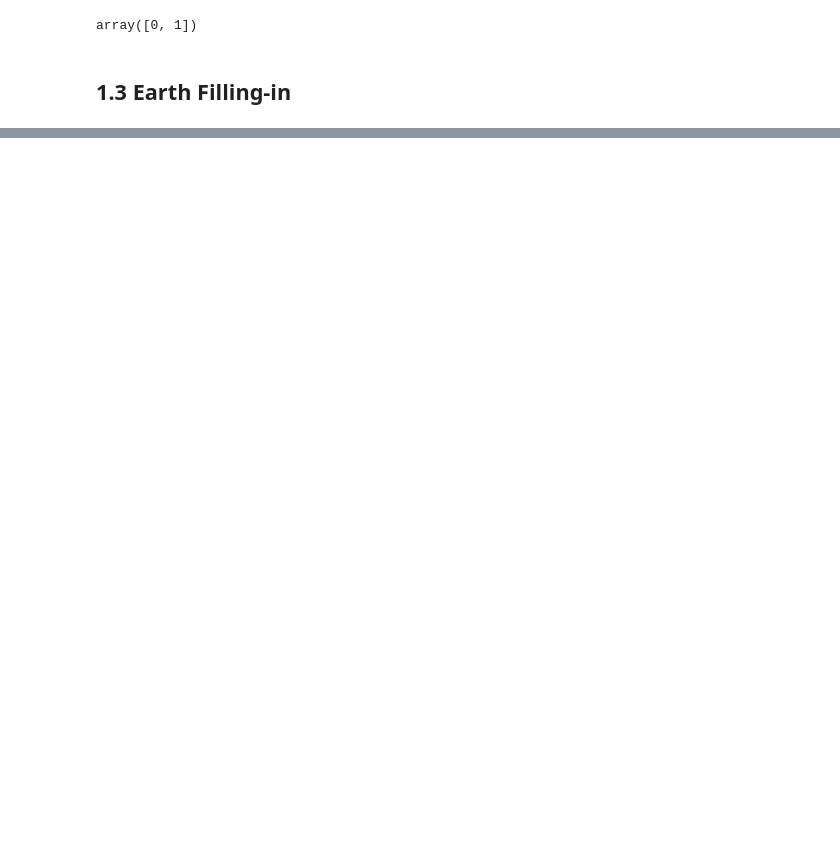
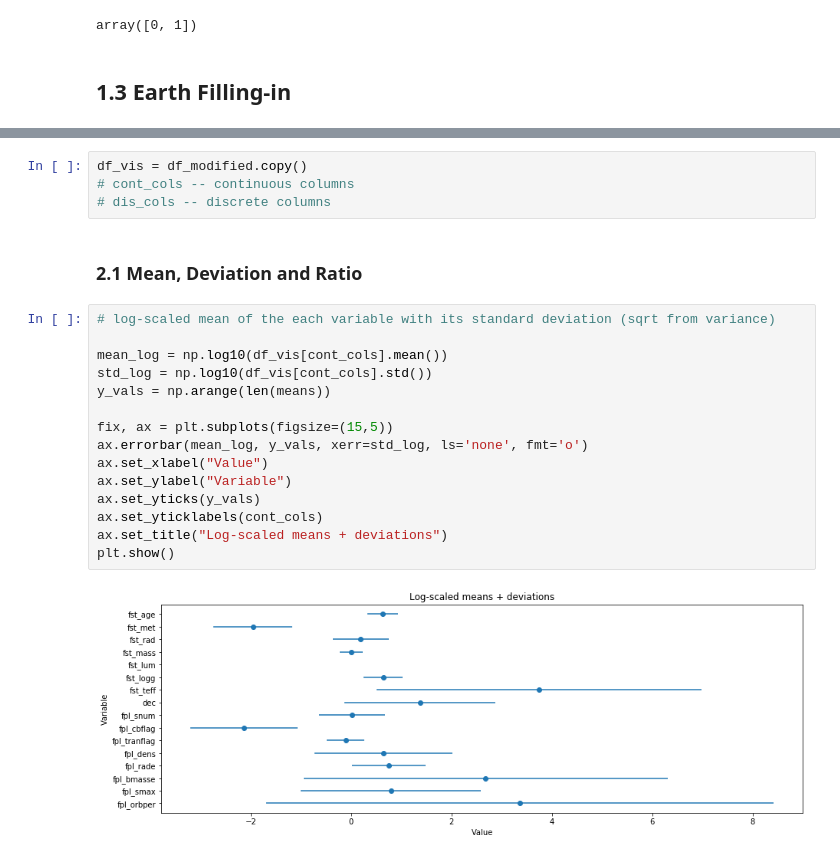
Before and after one commit to Tchoum-NG/data_science_project_2019, a Jupyter notebook: preprocessing/preprocessing.ipynb, the cells around one changed output, grey strips where cells are left out. Saved outputs shown, nothing was run; the diff lists cells and outputs as text; blank space fills up the shorter version.

```diff
--- a/preprocessing/preprocessing.ipynb
+++ b/preprocessing/preprocessing.ipynb
@@ -154,0 +173,23 @@ display(df_modified.head())
+# %%
+df_vis = df_modified.copy()
+# cont_cols -- continuous columns
+# dis_cols -- discrete columns
+# %% [markdown]
+### 2.1 Mean, Deviation and Ratio
+# %%
+# log-scaled mean of the each variable with its standard deviation (sqrt from variance)
+
+mean_log = np.log10(df_vis[cont_cols].mean())
+std_log = np.log10(df_vis[cont_cols].std())
+y_vals = np.arange(len(means))
+
+fix, ax = plt.subplots(figsize=(15,5))
+ax.errorbar(mean_log, y_vals, xerr=std_log, ls='none', fmt='o')
+ax.set_xlabel("Value")
+ax.set_ylabel("Variable")
+ax.set_yticks(y_vals)
+ax.set_yticklabels(cont_cols)
+ax.set_title("Log-scaled means + deviations")
+plt.show()
+# %% [output]
+[figure, added]
```
Also changed, not shown: parts of 12 cells of this notebook.
